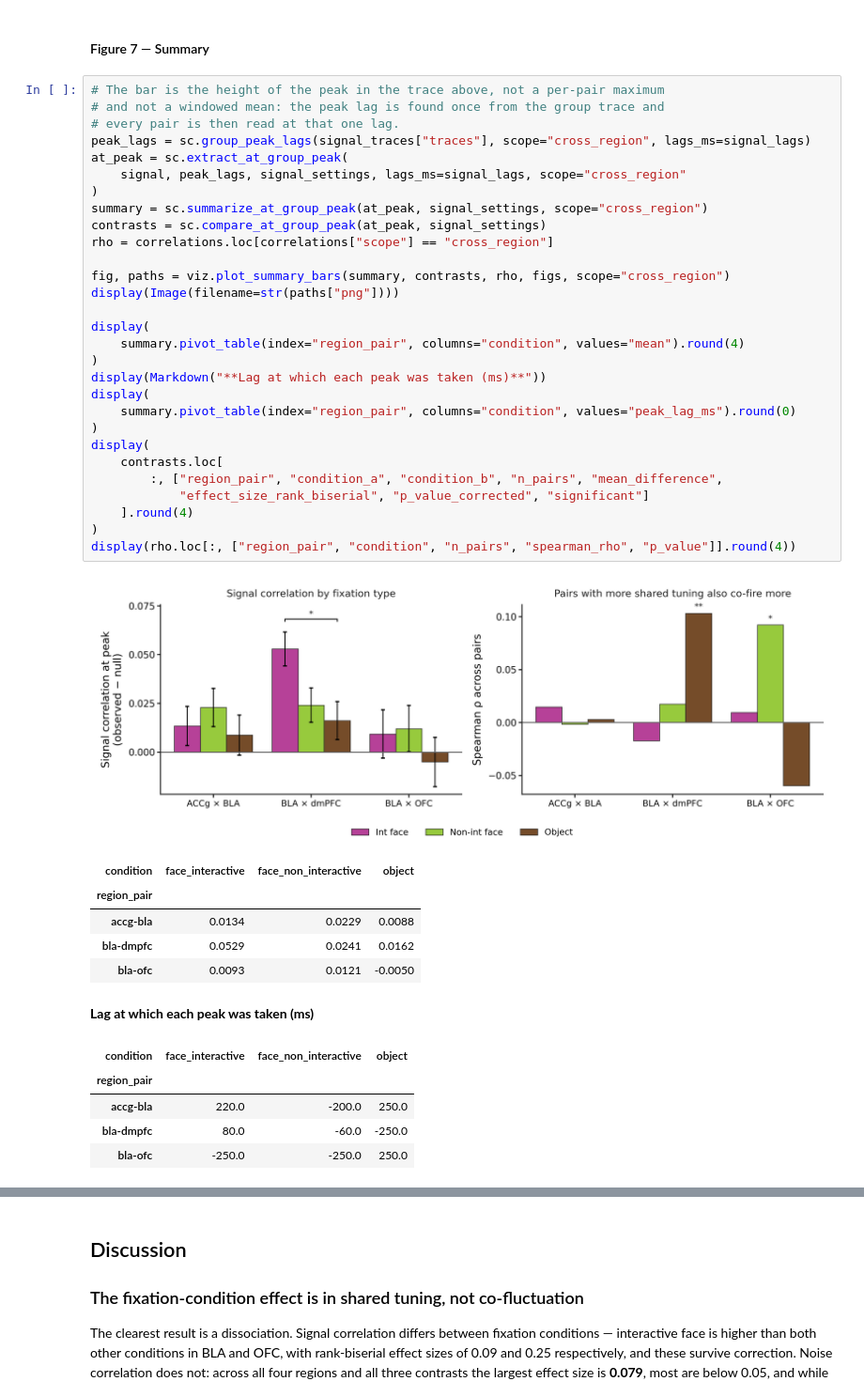
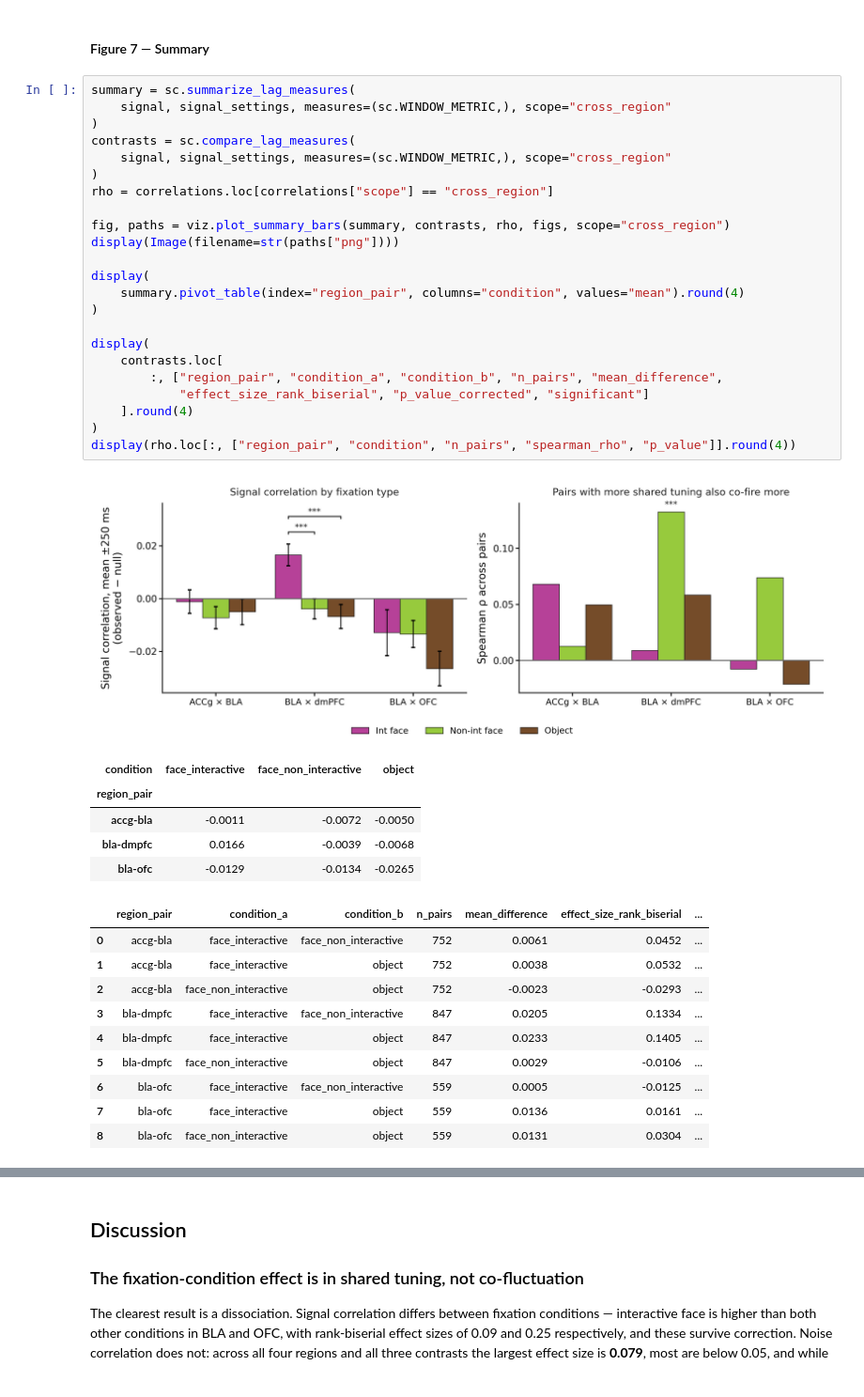
Before and after one commit to gprabaha/dal_monte_2022_analysis, a Jupyter notebook: notebooks/pair_correlation_overview/pair_correlation_overview.ipynb, the cells around one changed output, grey strips where cells are left out. Shown at 94% size. Saved outputs shown, nothing was run; the diff lists cells and outputs as text.

```diff
--- a/notebooks/pair_correlation_overview/pair_correlation_overview.ipynb
+++ b/notebooks/pair_correlation_overview/pair_correlation_overview.ipynb
@@ -379,44 +366,42 @@ display(Image(filename=str(paths["png"])))
 # %% [markdown]
 #### Figure 7 — Summary
 # %%
-# The bar is the height of the peak in the trace above, not a per-pair maximum
-# and not a windowed mean: the peak lag is found once from the group trace and
-# every pair is then read at that one lag.
-peak_lags = sc.group_peak_lags(signal_traces["traces"], scope="cross_region", lags_ms=signal_lags)
-at_peak = sc.extract_at_group_peak(
-    signal, peak_lags, signal_settings, lags_ms=signal_lags, scope="cross_region"
+summary = sc.summarize_lag_measures(
+    signal, signal_settings, measures=(sc.WINDOW_METRIC,), scope="cross_region"
 )
-summary = sc.summarize_at_group_peak(at_peak, signal_settings, scope="cross_region")
-contrasts = sc.compare_at_group_peak(at_peak, signal_settings)
+contrasts = sc.compare_lag_measures(
+    signal, signal_settings, measures=(sc.WINDOW_METRIC,), scope="cross_region"
+)
 rho = correlations.loc[correlations["scope"] == "cross_region"]
 
 fig, paths = viz.plot_summary_bars(summary, contrasts, rho, figs, scope="cross_region")
 display(Image(filename=str(paths["png"])))
 
 display(
     summary.pivot_table(index="region_pair", columns="condition", values="mean").round(4)
 )
-display(Markdown("**Lag at which each peak was taken (ms)**"))
-display(
-    summary.pivot_table(index="region_pair", columns="condition", values="peak_lag_ms").round(0)
-)
+
 display(
     contrasts.loc[
         :, ["region_pair", "condition_a", "condition_b", "n_pairs", "mean_difference",
             "effect_size_rank_biserial", "p_value_corrected", "significant"]
     ].round(4)
 )
 display(rho.loc[:, ["region_pair", "condition", "n_pairs", "spearman_rho", "p_value"]].round(4))
 # %% [output]
-[figure, old version]
+[figure, new version]
 | condition | face_interactive | face_non_interactive | object |
 | region_pair |  |  |  |
-| accg-bla | 0.0134 | 0.0229 | 0.0088 |
-| bla-dmpfc | 0.0529 | 0.0241 | 0.0162 |
-| bla-ofc | 0.0093 | 0.0121 | -0.0050 |
+| accg-bla | -0.0011 | -0.0072 | -0.0050 |
+| bla-dmpfc | 0.0166 | -0.0039 | -0.0068 |
+| bla-ofc | -0.0129 | -0.0134 | -0.0265 |
-**Lag at which each peak was taken (ms)**
-| condition | face_interactive | face_non_interactive | object |
-| region_pair |  |  |  |
-| accg-bla | 220.0 | -200.0 | 250.0 |
-| bla-dmpfc | 80.0 | -60.0 | -250.0 |
-| bla-ofc | -250.0 | -250.0 | 250.0 |
+|  | region_pair | condition_a | condition_b | n_pairs | mean_difference | effect_size_rank_biserial | ... |
+| 0 | accg-bla | face_interactive | face_non_interactive | 752 | 0.0061 | 0.0452 | ... |
+| 1 | accg-bla | face_interactive | object | 752 | 0.0038 | 0.0532 | ... |
+| 2 | accg-bla | face_non_interactive | object | 752 | -0.0023 | -0.0293 | ... |
+| 3 | bla-dmpfc | face_interactive | face_non_interactive | 847 | 0.0205 | 0.1334 | ... |
+| 4 | bla-dmpfc | face_interactive | object | 847 | 0.0233 | 0.1405 | ... |
+| 5 | bla-dmpfc | face_non_interactive | object | 847 | 0.0029 | -0.0106 | ... |
+| 6 | bla-ofc | face_interactive | face_non_interactive | 559 | 0.0005 | -0.0125 | ... |
+| 7 | bla-ofc | face_interactive | object | 559 | 0.0136 | 0.0161 | ... |
+| 8 | bla-ofc | face_non_interactive | object | 559 | 0.0131 | 0.0304 | ... |
```
Also changed, not shown: parts of 6 cells of this notebook, 4 other files.
